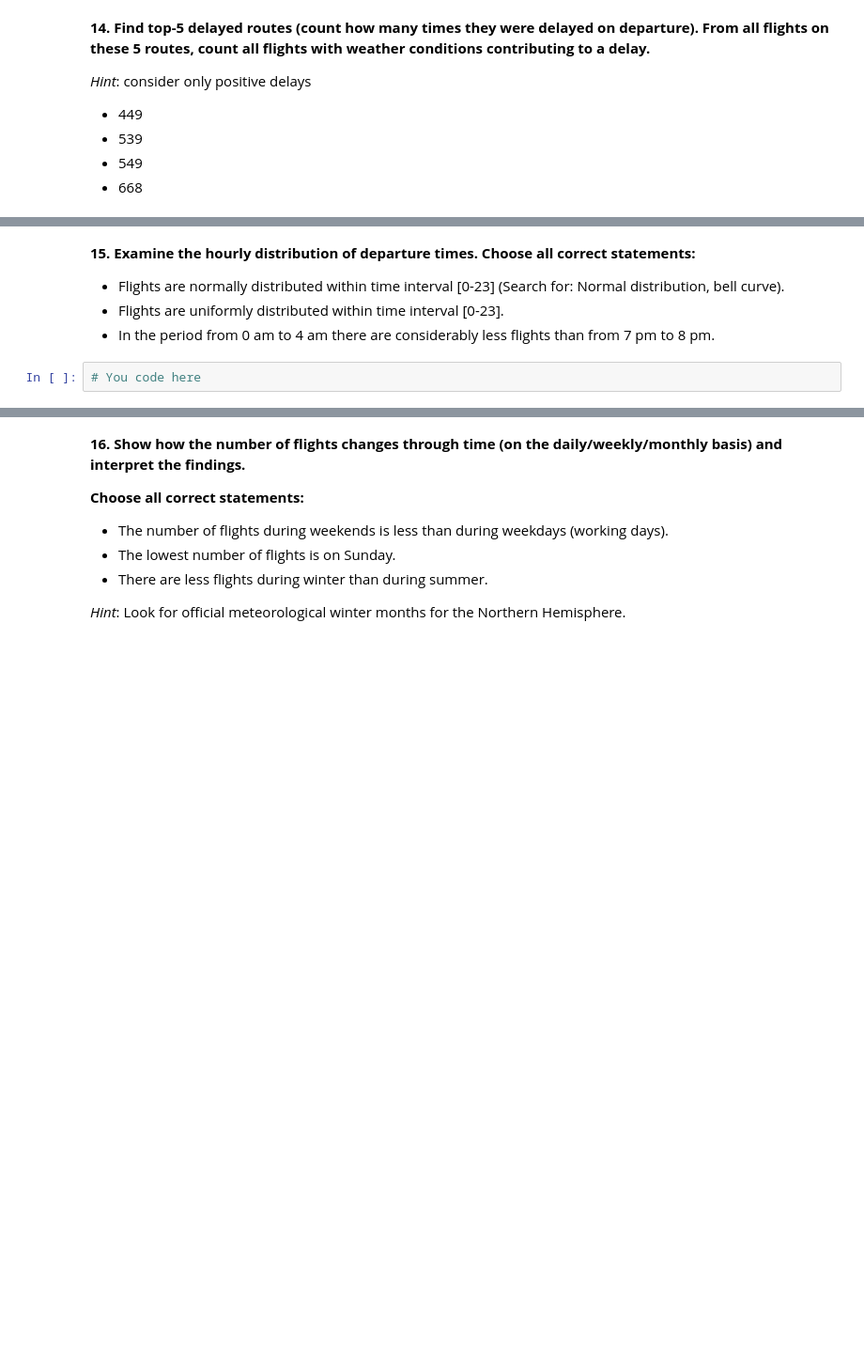
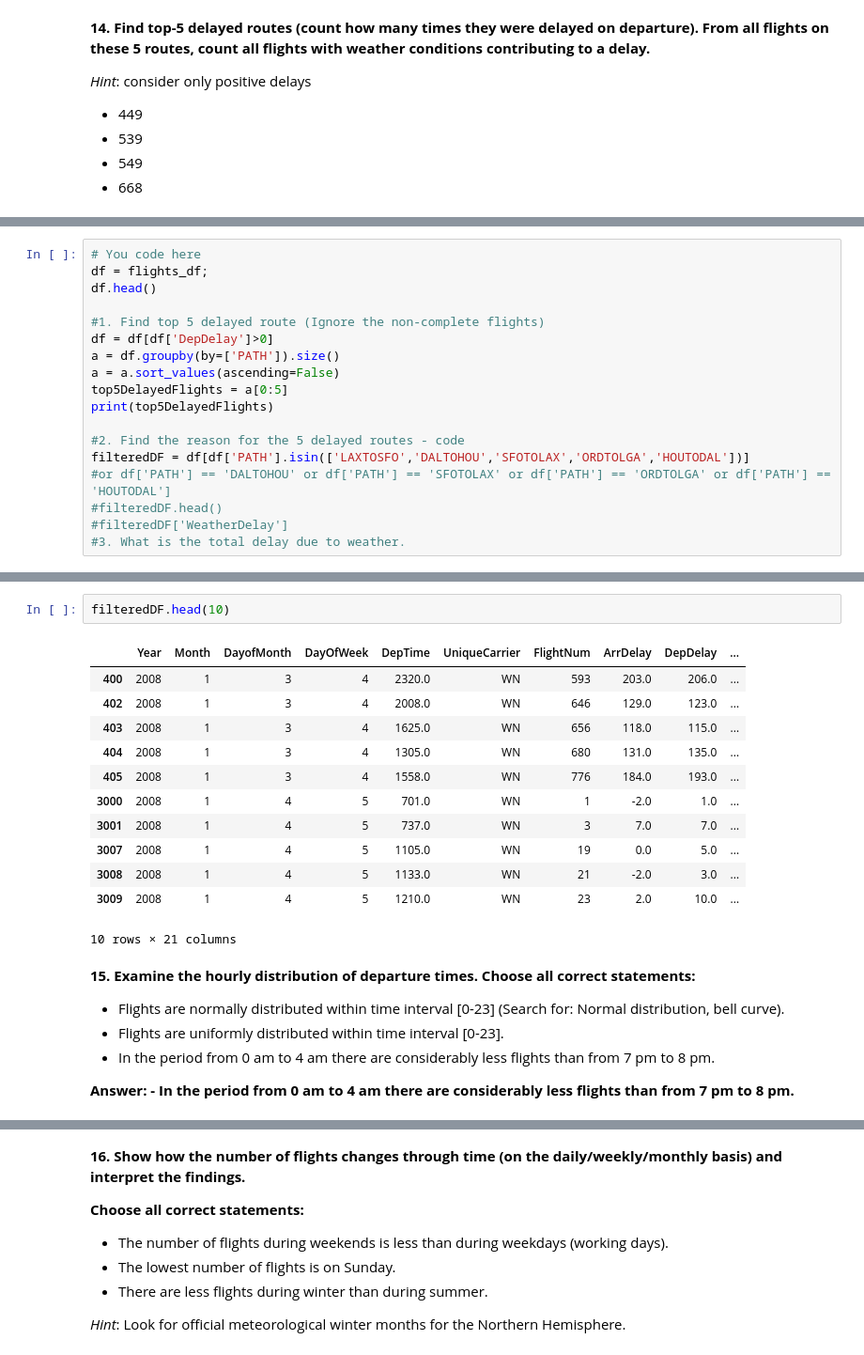
Before and after one commit to akshayhegde8/mlcourse.ai, a Jupyter notebook: jupyter_english/assignments_spring2019/assignment1_USA_flights_EDA.ipynb, the cells around one changed output, grey strips where cells are left out. Shown at 94% size. Cells and saved outputs as stored; diff of their text form; blank space fills up the shorter version.

```diff
--- a/jupyter_english/assignments_spring2019/assignment1_USA_flights_EDA.ipynb
+++ b/jupyter_english/assignments_spring2019/assignment1_USA_flights_EDA.ipynb
@@ -573,0 +746,18 @@ _Hint_: consider only positive delays
+# %%
+# You code here
+df = flights_df;
+df.head()
+
+#1. Find top 5 delayed route (Ignore the non-complete flights)
+df = df[df['DepDelay']>0]
+a = df.groupby(by=['PATH']).size()
+a = a.sort_values(ascending=False)
+top5DelayedFlights = a[0:5]
+print(top5DelayedFlights)
+
+#2. Find the reason for the 5 delayed routes - code
+filteredDF = df[df['PATH'].isin(['LAXTOSFO','DALTOHOU','SFOTOLAX','ORDTOLGA','HOUTODAL'])]
+#or df['PATH'] == 'DALTOHOU' or df['PATH'] == 'SFOTOLAX' or df['PATH'] == 'ORDTOLGA' or df['PATH'] == 'HOUTODAL']
+#filteredDF.head()
+#filteredDF['WeatherDelay']
+#3. What is the total delay due to weather.
@@ -574,8 +784,23 @@ _Hint_: consider only positive delays
+# %%
+filteredDF.head(10)
+# %% [output]
+|  | Year | Month | DayofMonth | DayOfWeek | DepTime | UniqueCarrier | FlightNum | ArrDelay | DepDelay | ... |
+| 400 | 2008 | 1 | 3 | 4 | 2320.0 | WN | 593 | 203.0 | 206.0 | ... |
+| 402 | 2008 | 1 | 3 | 4 | 2008.0 | WN | 646 | 129.0 | 123.0 | ... |
+| 403 | 2008 | 1 | 3 | 4 | 1625.0 | WN | 656 | 118.0 | 115.0 | ... |
+| 404 | 2008 | 1 | 3 | 4 | 1305.0 | WN | 680 | 131.0 | 135.0 | ... |
+| 405 | 2008 | 1 | 3 | 4 | 1558.0 | WN | 776 | 184.0 | 193.0 | ... |
+| 3000 | 2008 | 1 | 4 | 5 | 701.0 | WN | 1 | -2.0 | 1.0 | ... |
+| 3001 | 2008 | 1 | 4 | 5 | 737.0 | WN | 3 | 7.0 | 7.0 | ... |
+| 3007 | 2008 | 1 | 4 | 5 | 1105.0 | WN | 19 | 0.0 | 5.0 | ... |
+| 3008 | 2008 | 1 | 4 | 5 | 1133.0 | WN | 21 | -2.0 | 3.0 | ... |
+| 3009 | 2008 | 1 | 4 | 5 | 1210.0 | WN | 23 | 2.0 | 10.0 | ... |
+10 rows × 21 columns
 # %% [markdown]
 **15. Examine the hourly distribution of departure times. Choose all correct statements:**
 
  - Flights are normally distributed within time interval [0-23] (Search for: Normal distribution, bell curve).
  - Flights are uniformly distributed within time interval [0-23].
  - In the period from 0 am to 4 am there are considerably less flights than from 7 pm to 8 pm.
+
+ **Answer: - In the period from 0 am to 4 am there are considerably less flights than from 7 pm to 8 pm.**
-# %%
-# You code here
```
Also changed, not shown: parts of 35 cells of this notebook.
